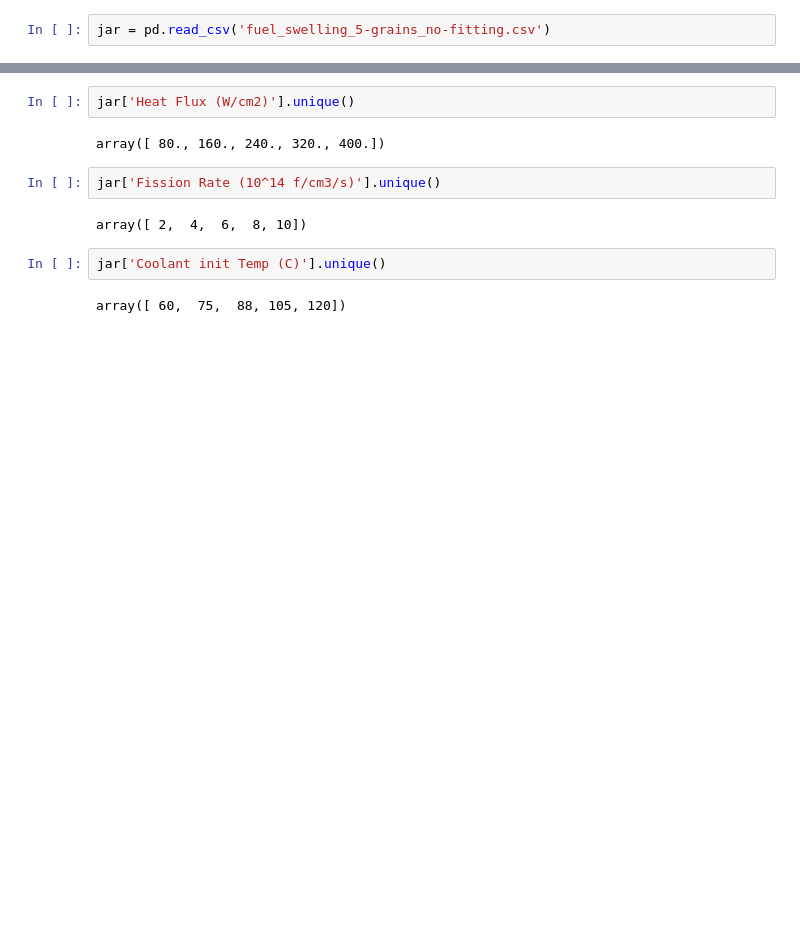
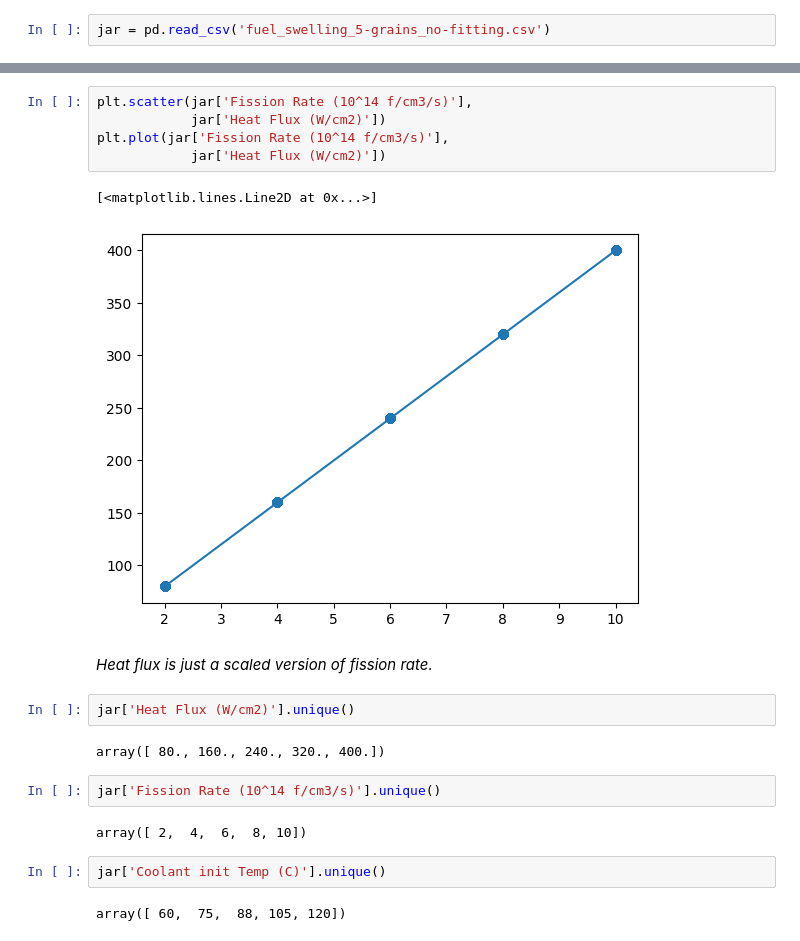
Before and after one commit to ahasan3-ncsu/wd-swelling, a Jupyter notebook: data_2022/frate.ipynb, the cells around one changed output, grey strips where cells are left out. Cells and saved outputs as stored; diff of their text form; blank space fills up the shorter version.

Commit message:
Discard heat flux
It's just scaled fission rate.

```diff
--- a/data_2022/frate.ipynb
+++ b/data_2022/frate.ipynb
@@ -19,3 +68,13 @@ jar.head()
+# %%
+plt.scatter(jar['Fission Rate (10^14 f/cm3/s)'],
+            jar['Heat Flux (W/cm2)'])
+plt.plot(jar['Fission Rate (10^14 f/cm3/s)'],
+            jar['Heat Flux (W/cm2)'])
+# %% [output]
+[<matplotlib.lines.Line2D at 0x...>]
+[figure, added]
+# %% [markdown]
+*Heat flux is just a scaled version of fission rate.*
 # %%
 jar['Heat Flux (W/cm2)'].unique()
 # %% [output]
```
Also changed, not shown: parts of 8 cells of this notebook, 6 other files.
